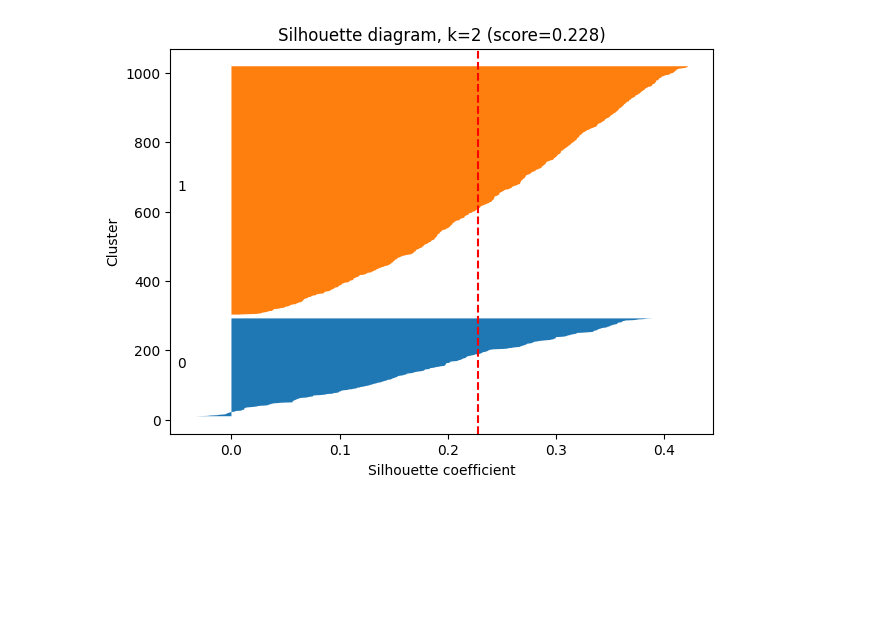
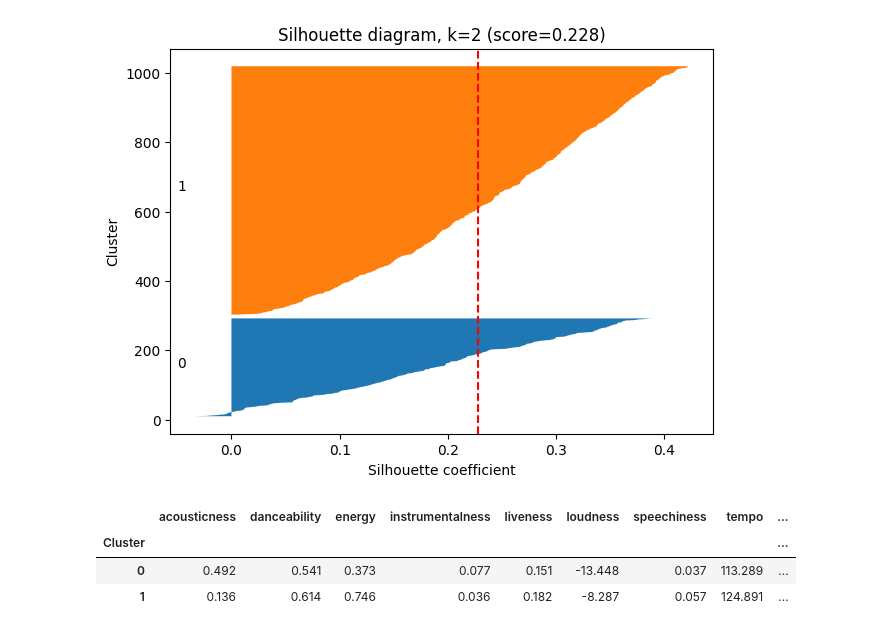
Before and after one commit to arbazshah52/Individual-Machine-Learning, a Jupyter notebook: Kapital6/Kapital6kod.ipynb, the cells around one changed output. Drawn from its saved outputs; the diff is of its cells as text; code cells hidden in the pictures; blank space fills up the shorter version.

```diff
--- a/Kapital6/Kapital6kod.ipynb
+++ b/Kapital6/Kapital6kod.ipynb
@@ -305,3 +305,14 @@ def plot_silhouette_diagram(X, k, random_state=RANDOM_STATE):
 kmeans_hits, hits_labels = plot_silhouette_diagram(X_hits_scaled, best_k_hits)
 # %% [output]
 [figure]
+# %%
+hits["Cluster"] = hits_labels
+
+cluster_profile = hits.groupby("Cluster")[feature_cols].mean().round(3)
+cluster_profile["n_songs"] = hits.groupby("Cluster").size()
+cluster_profile
+# %% [output]
+|  | acousticness | danceability | energy | instrumentalness | liveness | loudness | speechiness | tempo | ... |
+| Cluster |  |  |  |  |  |  |  |  | ... |
+| 0 | 0.492 | 0.541 | 0.373 | 0.077 | 0.151 | -13.448 | 0.037 | 113.289 | ... |
+| 1 | 0.136 | 0.614 | 0.746 | 0.036 | 0.182 | -8.287 | 0.057 | 124.891 | ... |
```
Also changed, not shown: parts of 2 cells of this notebook.
